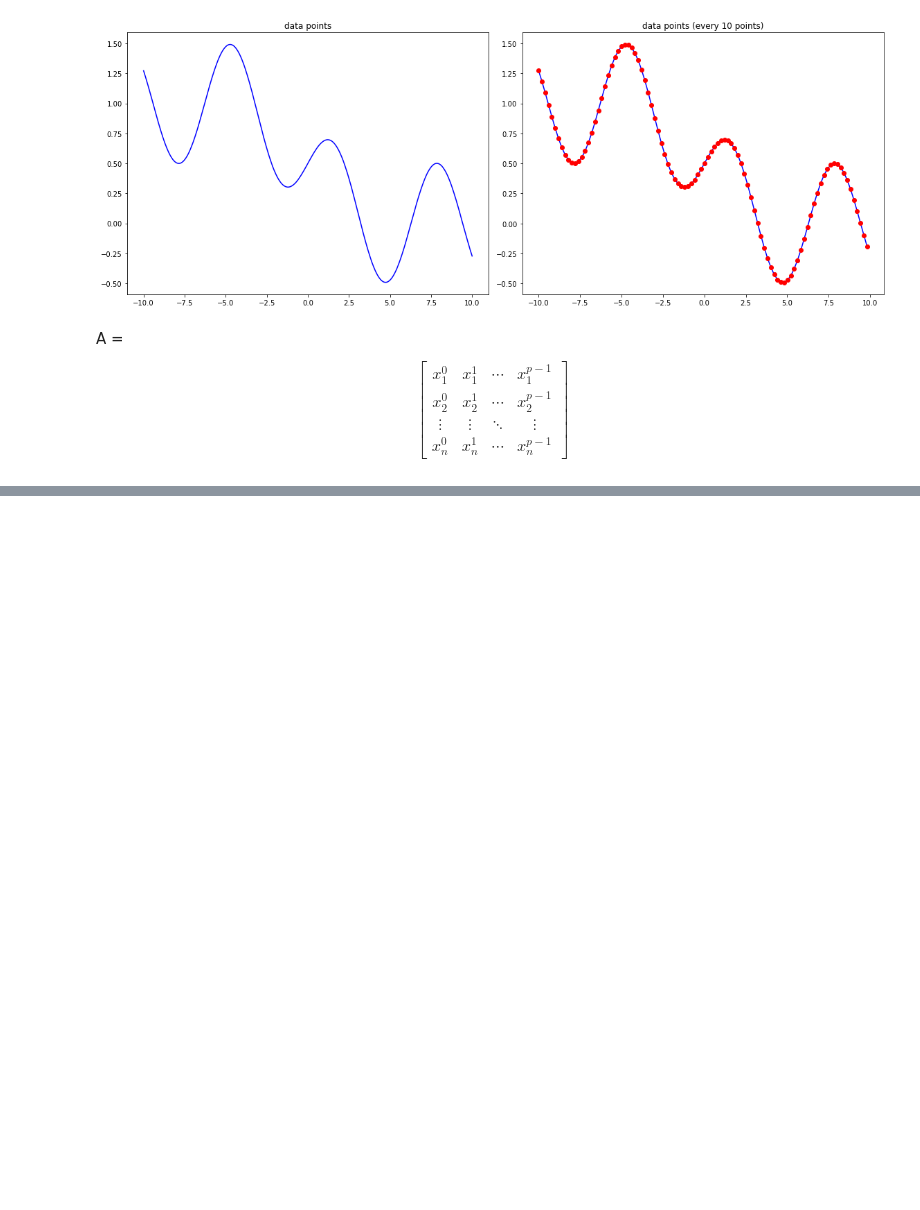
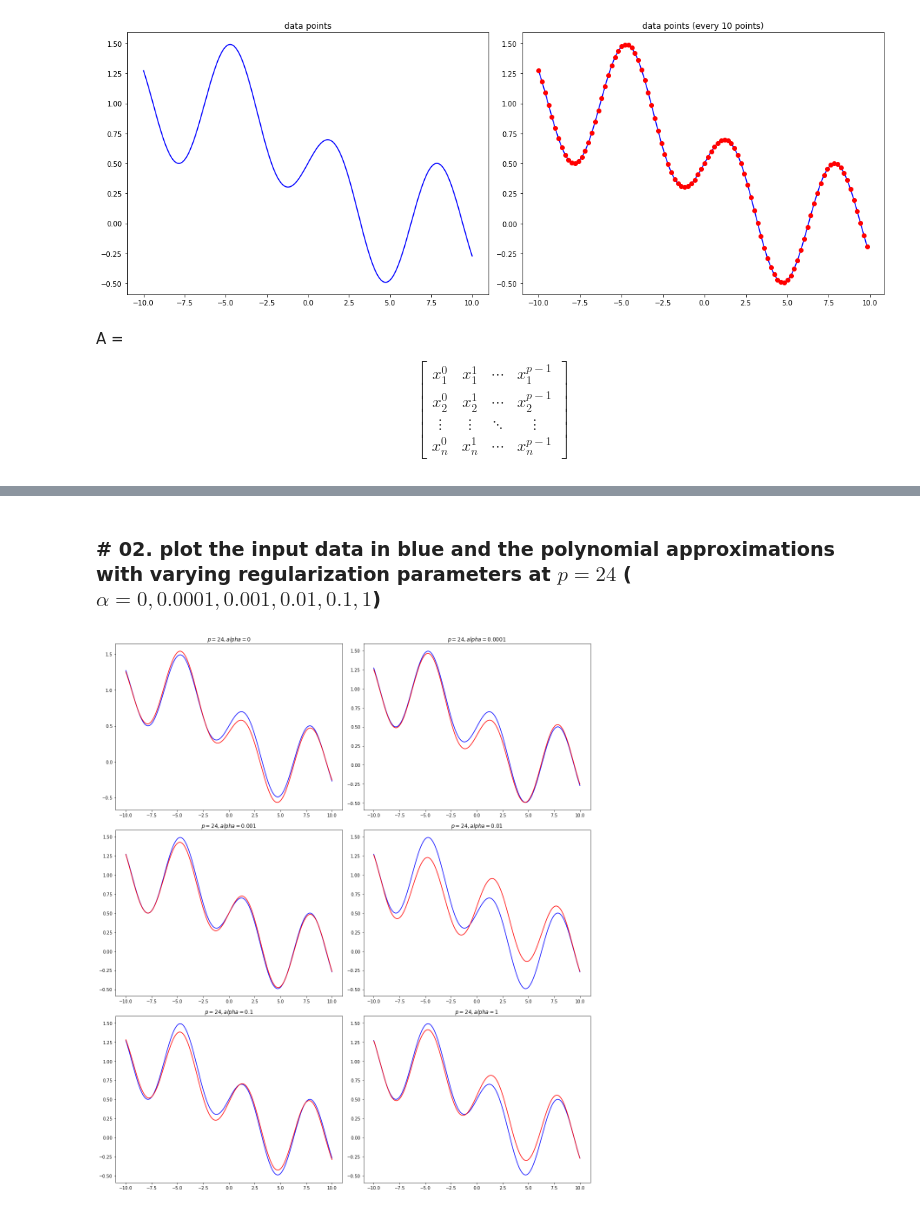
Before and after one commit to YJbonobono/assignment-machine-learning, a Jupyter notebook: 05/assignment_05_new.ipynb, the cells around one changed output, grey strips where cells are left out. Saved outputs shown, nothing was run; the diff lists cells and outputs as text; code cells hidden in the pictures; blank space fills up the shorter version.

```diff
--- a/05/assignment_05_new.ipynb
+++ b/05/assignment_05_new.ipynb
@@ -82,0 +158,6 @@ h_24_1      = solve_polynomial_regression(x, y, 24, 1)
+# %% [markdown]
+### # 02. plot the input data in blue and the polynomial approximations with varying regularization parameters at $p = 24$ ($\alpha = 0, 0.0001, 0.001, 0.01, 0.1, 1$)
+# %%
+plot_polynomial_regression_3x2(x, y, h_24_0, '$p = 24, alpha = 0$', h_24_00001, '$p = 24, alpha = 0.0001$', h_24_0001, '$p = 24, alpha = 0.001$', h_24_001, '$p = 24, alpha = 0.01$', h_24_01, '$p = 24, alpha = 0.1$', h_24_1, '$p = 24, alpha = 1$')
+# %% [output]
+[figure, added]
```
Also changed, not shown: parts of 8 cells of this notebook.
